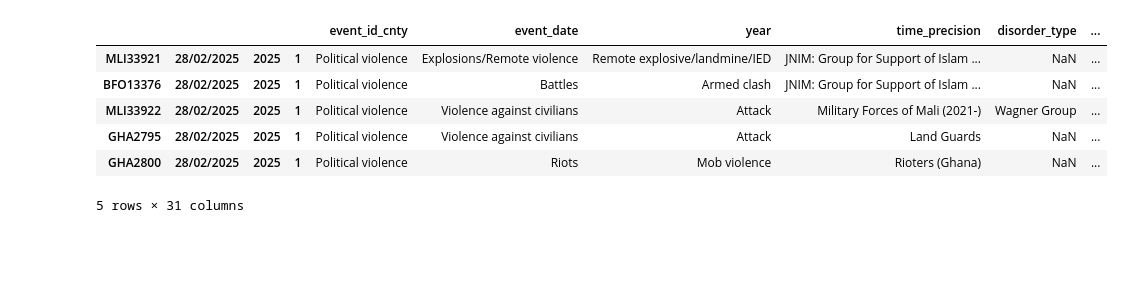
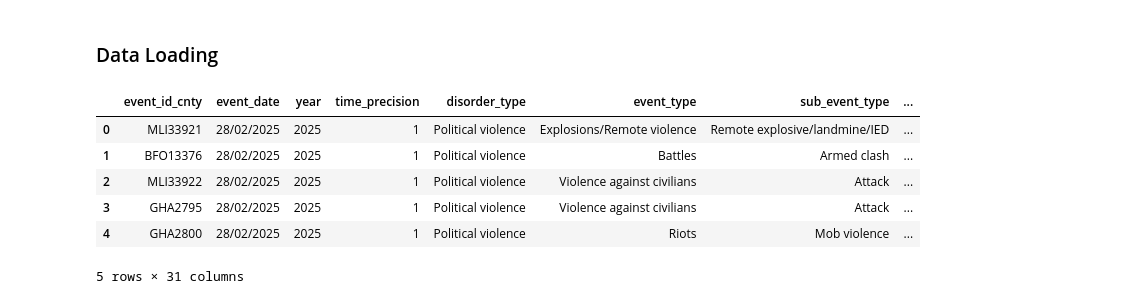
Before and after one commit to Collz472/DSF-PT08P5-GROUP-11-CAPSTONE-PROJECT, a Jupyter notebook: Working Folder/Kelvin.ipynb, the cells around one changed output. Drawn from its saved outputs; the diff is of its cells as text; code cells hidden in the pictures; blank space fills up the shorter version.

```diff
--- a/Working Folder/Kelvin.ipynb
+++ b/Working Folder/Kelvin.ipynb
@@ -1,21 +1,23 @@
+# %% [markdown]
+### Data Loading
 # %%
+# Import necessary libraries
 import pandas as pd
 import numpy as np
 import matplotlib.pyplot as plt
 import seaborn as sns
 
 # Load the dataset
-# The 'error_bad_lines' argument is deprecated, use 'on_bad_lines' instead
-# on_bad_lines='skip' will skip bad lines
-df = pd.read_csv("Africa_1997-2025_Feb28.csv", on_bad_lines='skip', quoting=3)
+# Assuming the dataset is in a CSV file named 'Africa_conflict_dataset.csv'
+data = pd.read_csv('Africa_conflict_dataset.csv')
 
-# Display the first few rows
-df.head()
+# Display the first few rows of the dataset
+data.head()
 # %% [output]
-|  |  |  |  | event_id_cnty | event_date | year | time_precision | disorder_type | ... |
-| MLI33921 | 28/02/2025 | 2025 | 1 | Political violence | Explosions/Remote violence | Remote explosive/landmine/IED | JNIM: Group for Support of Islam ... | NaN | ... |
-| BFO13376 | 28/02/2025 | 2025 | 1 | Political violence | Battles | Armed clash | JNIM: Group for Support of Islam ... | NaN | ... |
-| MLI33922 | 28/02/2025 | 2025 | 1 | Political violence | Violence against civilians | Attack | Military Forces of Mali (2021-) | Wagner Group | ... |
-| GHA2795 | 28/02/2025 | 2025 | 1 | Political violence | Violence against civilians | Attack | Land Guards | NaN | ... |
-| GHA2800 | 28/02/2025 | 2025 | 1 | Political violence | Riots | Mob violence | Rioters (Ghana) | NaN | ... |
+|  | event_id_cnty | event_date | year | time_precision | disorder_type | event_type | sub_event_type | ... |
+| 0 | MLI33921 | 28/02/2025 | 2025 | 1 | Political violence | Explosions/Remote violence | Remote explosive/landmine/IED | ... |
+| 1 | BFO13376 | 28/02/2025 | 2025 | 1 | Political violence | Battles | Armed clash | ... |
+| 2 | MLI33922 | 28/02/2025 | 2025 | 1 | Political violence | Violence against civilians | Attack | ... |
+| 3 | GHA2795 | 28/02/2025 | 2025 | 1 | Political violence | Violence against civilians | Attack | ... |
+| 4 | GHA2800 | 28/02/2025 | 2025 | 1 | Political violence | Riots | Mob violence | ... |
 5 rows × 31 columns
```
Also changed, not shown: parts of 20 cells of this notebook.
